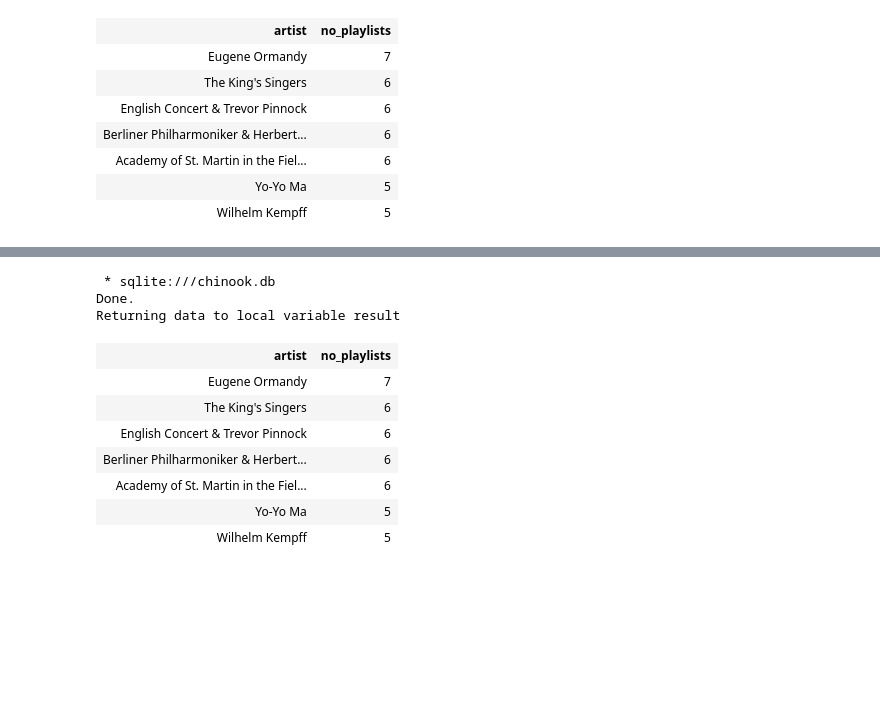
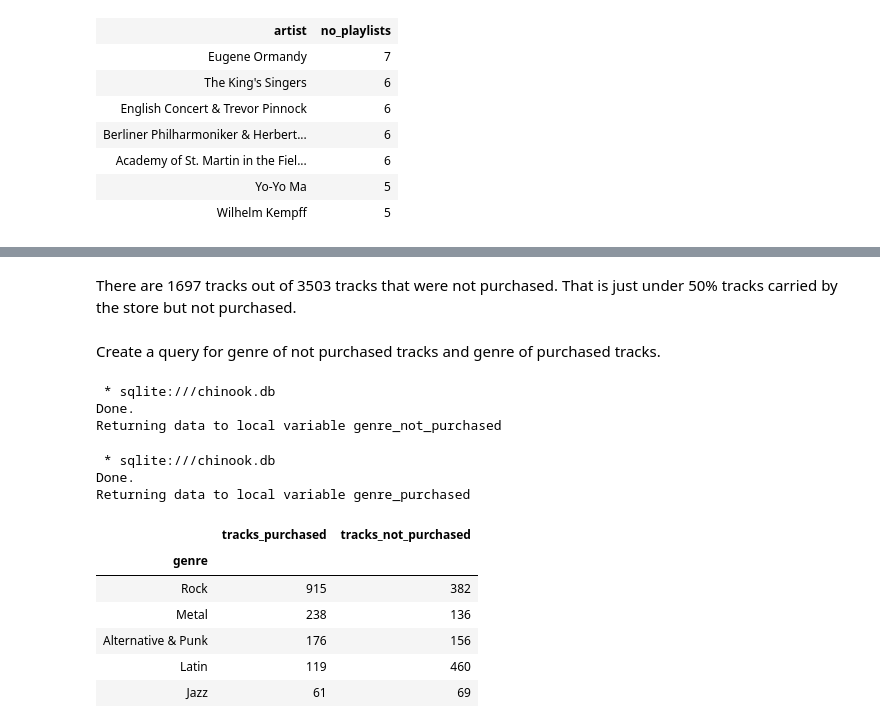
Before and after one commit to tehila440/answering_business_questions_sql, a Jupyter notebook: 4.2_answering_business_questions_sql.ipynb, the cells around one changed output, grey strips where cells are left out. Saved outputs shown, nothing was run; the diff lists cells and outputs as text; code cells hidden in the pictures; blank space fills up the shorter version.

```diff
--- a/4.2_answering_business_questions_sql.ipynb
+++ b/4.2_answering_business_questions_sql.ipynb
@@ -368,27 +410,41 @@ Eugene Ormandy is the artist that appears on the most playlists.  They are in se
+# %% [markdown]
+There are 1697 tracks out of 3503 tracks that were not purchased.  That is just under 50% tracks carried by the store but not purchased.
+# %% [markdown]
+Create a query for genre of not purchased tracks and genre of purchased tracks.
+# %%
+%%sql genre_not_purchased <<
+WITH not_purchased AS
+(
+    SELECT track_id track FROM track
+    EXCEPT
+    SELECT DISTINCT(track_id) track FROM invoice_line
+)
+SELECT
+    g.name genre,
+    COUNT(np.track) tracks_not_purchased
+FROM
+    not_purchased np
+INNER JOIN track t ON t.track_id = np.track
+INNER JOIN genre g ON g.genre_id = t.genre_id
+GROUP BY 1
+ORDER BY 2 DESC;
+# %% [output]
+ * sqlite:///chinook.db
+Done.
+Returning data to local variable genre_not_purchased
 # %%
-%%sql result <<
+%%sql genre_purchased <<
 SELECT
-at.name artist,
-COUNT(DISTINCT pt.playlist_id) no_playlists
-FROM playlist_track pt
-INNER JOIN track t ON t.track_id = pt.track_id
-INNER JOIN album al ON al.album_id = t.album_id
-INNER JOIN artist at ON at.artist_id = al.artist_id
+     g.name genre,
+    COUNT(DISTINCT(il.track_id)) tracks_purchased
+FROM
+    invoice_line il
+INNER JOIN track t ON t.track_id = il.track_id
+INNER JOIN genre g ON g.genre_id = t.genre_id
 GROUP BY 1
 ORDER BY 2 DESC
-LIMIT 7;
+;
 # %% [output]
  * sqlite:///chinook.db
 Done.
-Returning data to local variable result
+Returning data to local variable genre_purchased
-# %%
-result
-# %% [output]
-| artist | no_playlists |
-| Eugene Ormandy | 7 |
-| The King's Singers | 6 |
-| English Concert & Trevor Pinnock | 6 |
-| Berliner Philharmoniker & Herbert... | 6 |
-| Academy of St. Martin in the Fiel... | 6 |
-| Yo-Yo Ma | 5 |
-| Wilhelm Kempff | 5 |
@@ -394,0 +457,11 @@ result
+# %%
+genre_purchases=pd.merge(genre_purchased_df,genre_not_purchased_df,on='genre')
+genre_purchases.head()
+# %% [output]
+|  | tracks_purchased | tracks_not_purchased |
+| genre |  |  |
+| Rock | 915 | 382 |
+| Metal | 238 | 136 |
+| Alternative & Punk | 176 | 156 |
+| Latin | 119 | 460 |
+| Jazz | 61 | 69 |
```
Also changed, not shown: parts of 13 cells of this notebook, 1 other file.
